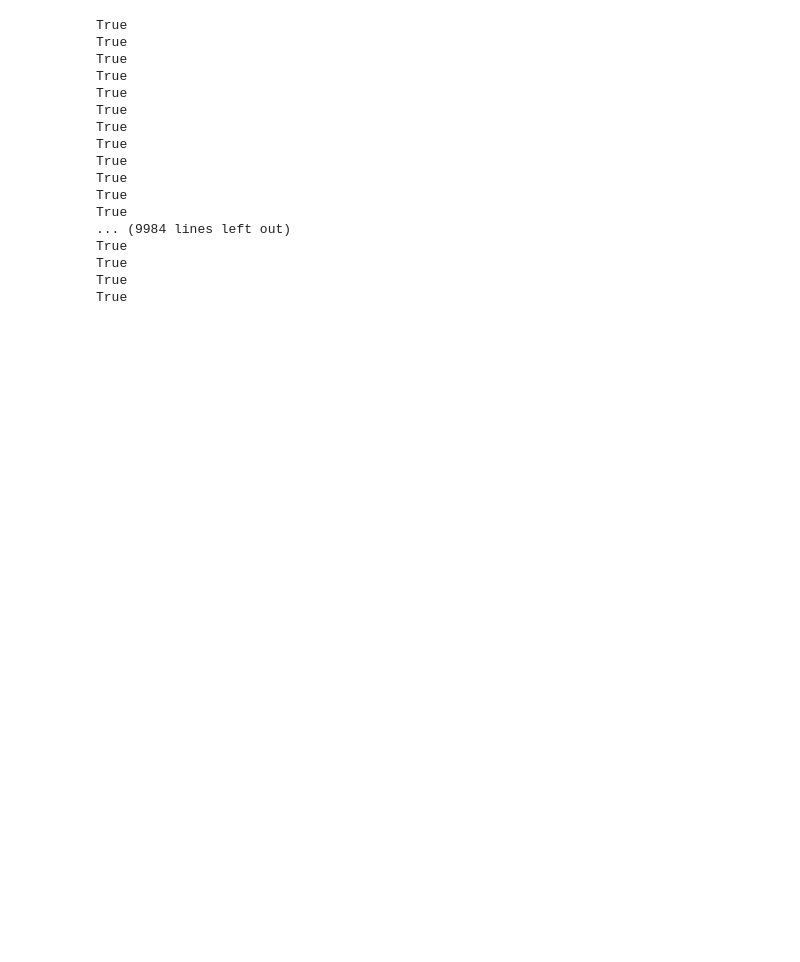
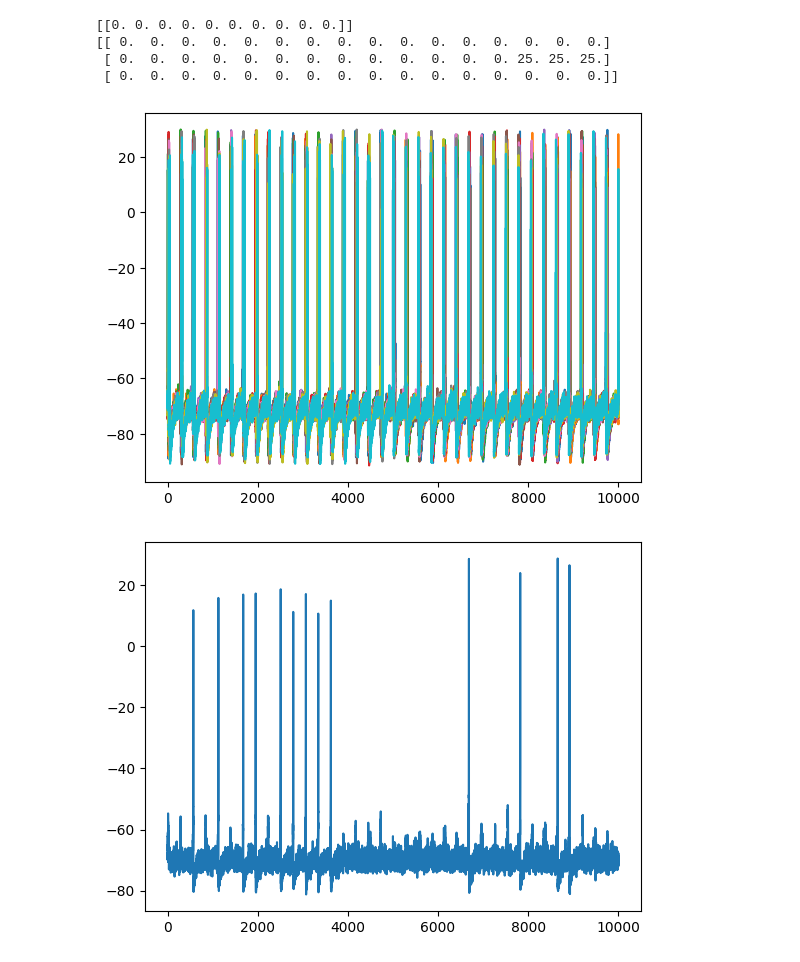
Before and after one commit to iamkg0/spikingnets, a Jupyter notebook: test.ipynb, the cells around one changed output. Saved outputs shown, nothing was run; the diff lists cells and outputs as text; code cells hidden in the pictures; blank space fills up the shorter version.

```diff
--- a/test.ipynb
+++ b/test.ipynb
@@ -16,13 +16,13 @@ triplet_tau = 0
 preset = 'RS'
 g_strength = 200
 # %%
-layer0 = IzhikevichLayer(size=input_layer_size, resolution=resolution, tau=tau, preset=preset, noize=7)
+layer0 = IzhikevichLayer(size=input_layer_size, resolution=resolution, tau=tau, preset=preset, noize=1)
 layer0.transmitter_impact = g_strength
-layer1 = IzhikevichLayer(size=output_layer_size, resolution=resolution, tau=tau, preset=preset, noize=7)
+layer1 = IzhikevichLayer(size=output_layer_size, resolution=resolution, tau=tau, preset=preset, noize=1)
 synapse = Synapse(layer0, layer1)
 rates0 = rate_capture(layer0)
 rates1 = rate_capture(layer1)
-#synapse.load_weights(name='checkpoints\qwe.npy')
+synapse.load_weights(name='checkpoints\save10_1by3.npy')
 #synapse.weights_init(mode='all_05')
 # %%
 ''' CAREFULLY! '''
@@ -36,31 +36,33 @@ rates0.reset()
 rates1.reset()
 # %%
 vis = retina(size=retina_size)
-pattern = np.ones(5).reshape(5,1) * 20
+pattern = np.ones(3).reshape(1,3) * 25
 vis.add_object(pattern)
 vis.set_position_lazy(x='right', y='centered')
 state = vis.show_current_state()
 print(state)
 print(vis.buffer_screen)
+# %% [output]
+[[0. 0. 0. 0. 0. 0. 0. 0. 0. 0.]]
+[[ 0.  0.  0.  0.  0.  0.  0.  0.  0.  0.  0.  0.  0.  0.  0.  0.]
+ [ 0.  0.  0.  0.  0.  0.  0.  0.  0.  0.  0.  0.  0. 25. 25. 25.]
+ [ 0.  0.  0.  0.  0.  0.  0.  0.  0.  0.  0.  0.  0.  0.  0.  0.]]
-# %%
-layer0.noize = 4
-layer1.noize = 4
 # %%
-g_strength = 45
+g_strength = 85
 layer0.transmitter_impact = g_strength
 
-t = 1000
+t = 5000
 time = int(t / resolution)
 lr = .01
 alpha = 5
-pattern_delay = int(7 / resolution)
+pattern_delay = int(4/ resolution)
 direction = 'left'
-gather_data = False
+gather_data = True
 learn = False
 
 for i in range(time):
     synapse.forward()
-    picture = vis.tick(delay=pattern_delay, move_direction=direction, noize_density=.1, noize_acceleration=4, rest=int(220/resolution))
+    picture = vis.tick(delay=pattern_delay, move_direction=direction, noize_density=.1, noize_acceleration=7, rest=int(220/resolution))
     layer0.apply_current(picture.flatten())
     layer1.forward()
     rates0.accumulate_spikes()
@@ -69,55 +71,40 @@ for i in range(time):
         synapse.STDP(learning_rate=lr, assymetry=alpha)
     #synapse.STDP(learning_rate=lr, assymetry=alpha)
     if gather_data:
-        weights = np.append(weights, np.array([synapse.weights]), axis=0)
+        #weights = np.append(weights, np.array([synapse.weights]), axis=0)
         pre_v = np.append(pre_v, np.array([layer0.v]), axis=0)
         pre_syn = np.append(pre_syn, np.array([layer0.impulses]), axis=0)
         post_v = np.append(post_v, np.array([layer1.v]), axis=0)
         post_syn = np.append(post_syn, np.array([layer1.impulses]), axis=0)
 layer0.instant_rest()
 layer1.instant_rest()
-# %% [output]
-True
-True
-True
-True
-True
-True
-True
-True
-True
-True
-True
-True
-... (9984 lines left out)
-True
-True
-True
-True
 # %%
-show_w = True
+show_w = False
 
 temp = None
 x_scale = np.arange(int(pre_v.shape[0])) * resolution
 if show_w:
     for i in range(weights.shape[1]):
         for j in range(weights.shape[2]):
             temp = np.array(weights[:,i,j]).flatten()
             plt.plot(x_scale[1:], temp[1:])
-        plt.show()
+    plt.show()
 for i in range(pre_v.shape[1]):
     temp = np.array(pre_v[:, i]).flatten()
     plt.plot(x_scale[1:], temp[1:])
 plt.show()
 for i in range(post_v.shape[1]):
     temp = np.array(post_v[:, i]).flatten()
     plt.plot(x_scale[1:], temp[1:])
 plt.show()
 for i in range(pre_syn.shape[1]):
     temp = np.array(pre_syn[:, i]).flatten()
     plt.plot(x_scale[1:], temp[1:])
 plt.show()
 for i in range(post_syn.shape[1]):
     temp = np.array(post_syn[:, i]).flatten()
     plt.plot(x_scale[1:], temp[1:])
 plt.show()
+# %% [output]
+[figure, added]
+[figure, added]
```
Also changed, not shown: parts of 3 cells of this notebook, 1 other file.
